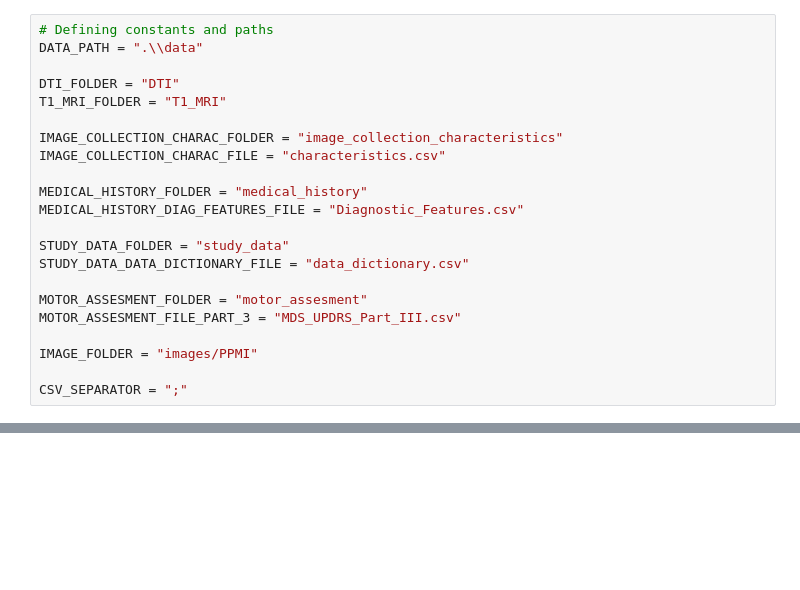
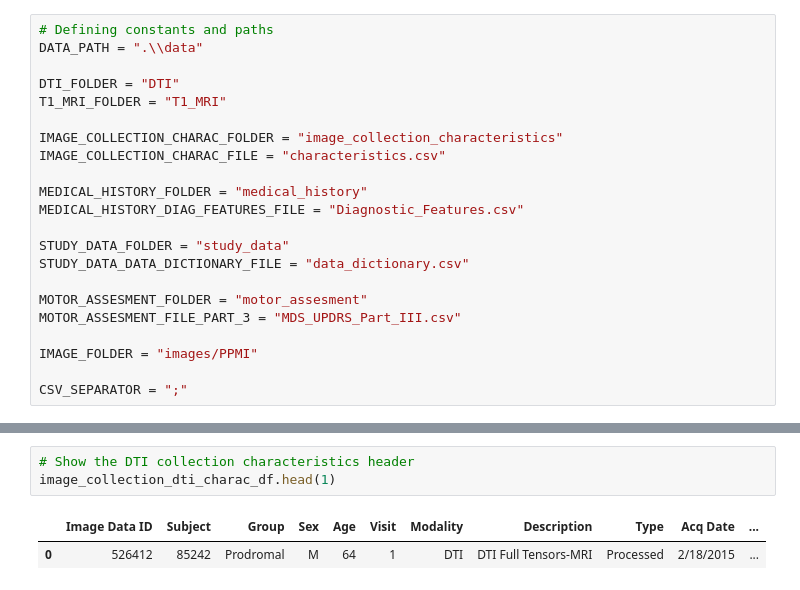
Before and after one commit to banctilrobitaille/PPMI-data-exploration, a Jupyter notebook: PPMI Data Exploration.ipynb, the cells around one changed output, grey strips where cells are left out. Drawn from its saved outputs; the diff is of its cells as text; blank space fills up the shorter version.

Commit message:
+ Added format and better dataframe construction

```diff
--- a/PPMI Data Exploration.ipynb
+++ b/PPMI Data Exploration.ipynb
@@ -274,0 +102,6 @@ nifti_image.get_fdata().shape
+# %%
+# Show the DTI collection characteristics header
+image_collection_dti_charac_df.head(1)
+# %% [output]
+|  | Image Data ID | Subject | Group | Sex | Age | Visit | Modality | Description | Type | Acq Date | ... |
+| 0 | 526412 | 85242 | Prodromal | M | 64 | 1 | DTI | DTI Full Tensors-MRI | Processed | 2/18/2015 | ... |
```
Also changed, not shown: parts of 39 cells of this notebook.
